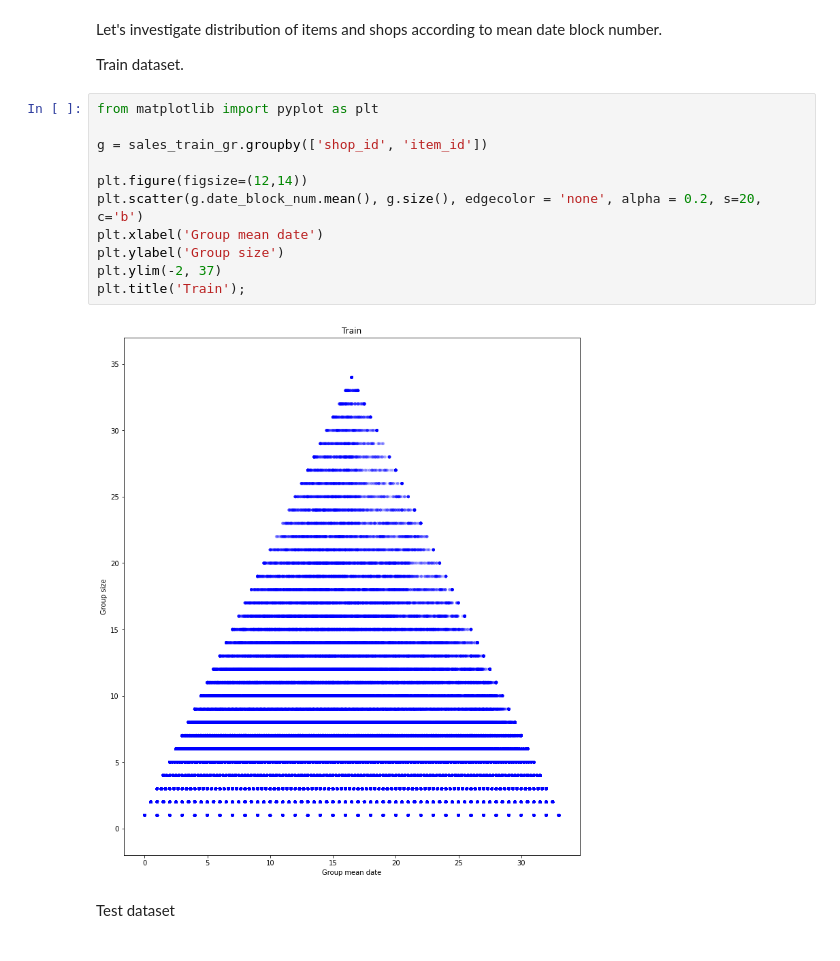
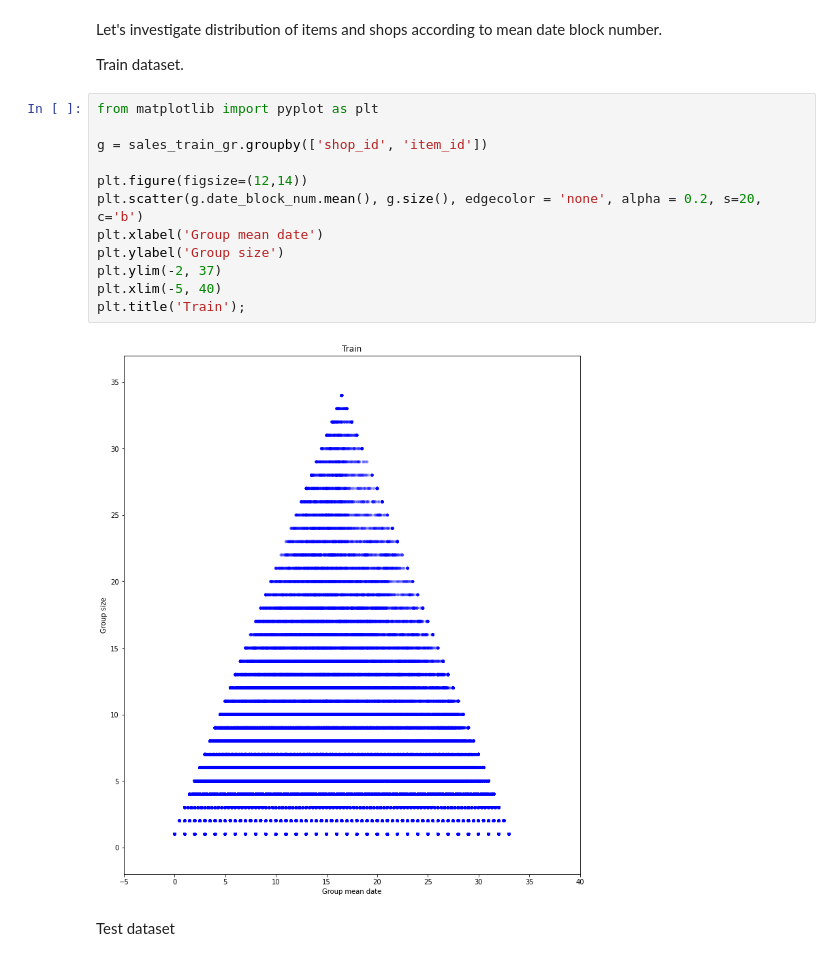
Before and after one commit to beatwad/predict_future_sales, a Jupyter notebook: Pred_Fut_Sales.ipynb, the cells around one changed output. Cells and saved outputs as stored; diff of their text form.

```diff
--- a/Pred_Fut_Sales.ipynb
+++ b/Pred_Fut_Sales.ipynb
@@ -294,15 +294,16 @@ Train dataset.
 # %%
 from matplotlib import pyplot as plt
 
 g = sales_train_gr.groupby(['shop_id', 'item_id'])
 
 plt.figure(figsize=(12,14))
 plt.scatter(g.date_block_num.mean(), g.size(), edgecolor = 'none', alpha = 0.2, s=20, c='b')
 plt.xlabel('Group mean date')
 plt.ylabel('Group size')
 plt.ylim(-2, 37)
+plt.xlim(-5, 40)
 plt.title('Train');
 # %% [output]
-[figure, old version]
+[figure, new version]
 # %% [markdown]
 Test dataset
```
Also changed, not shown: parts of 28 cells of this notebook.
